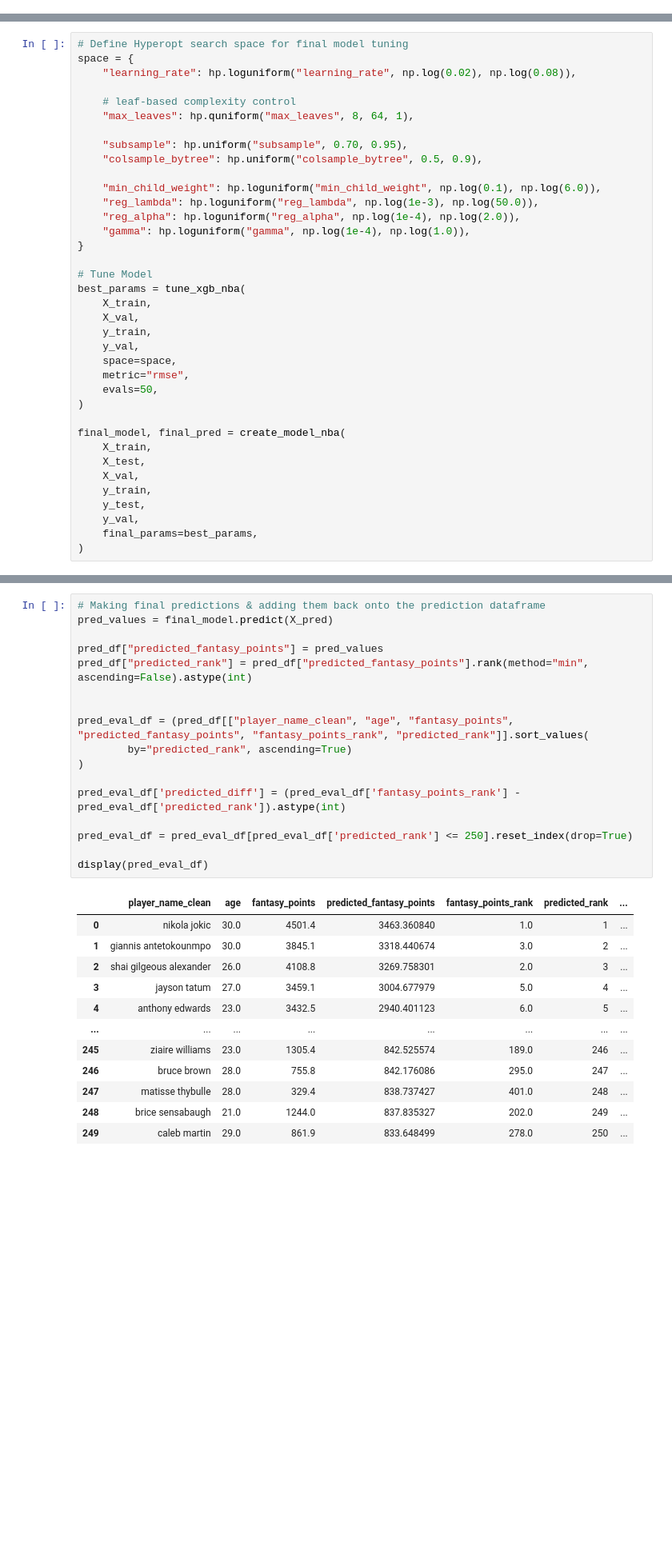
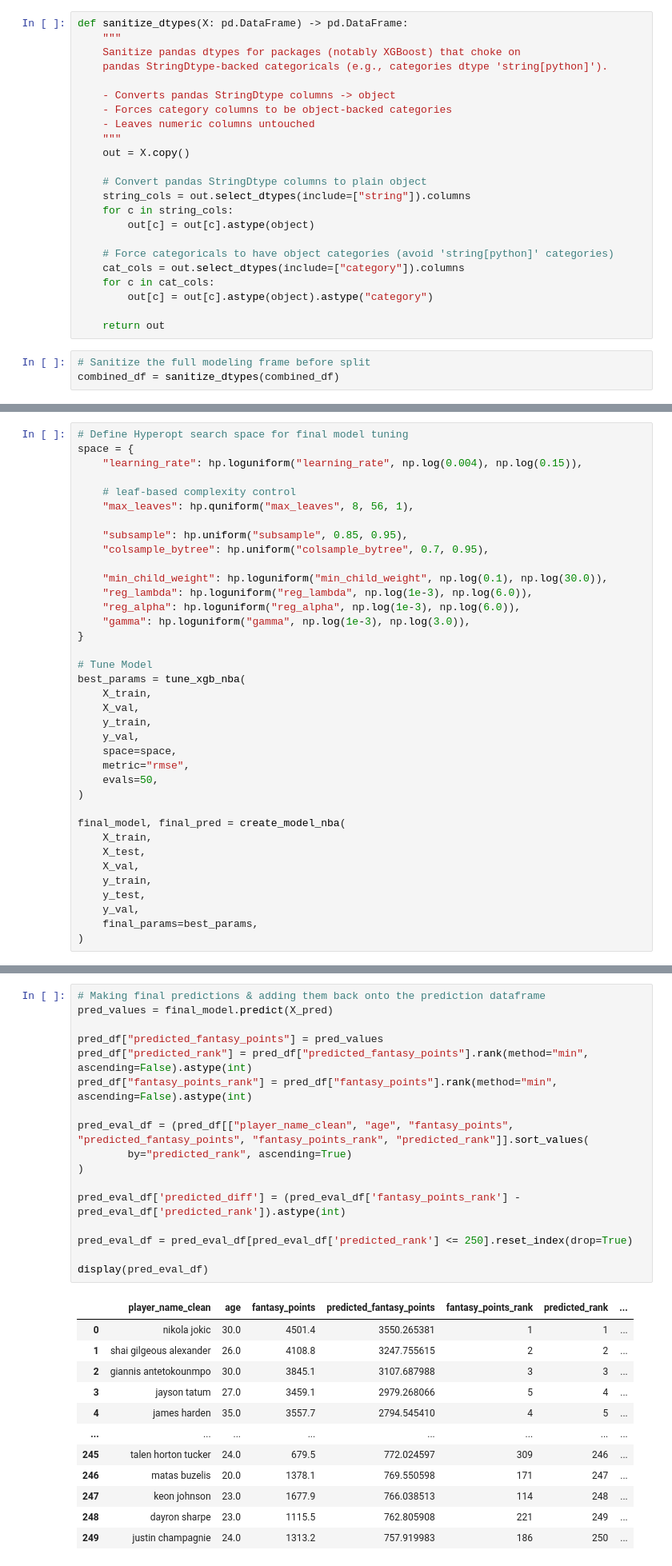
Before and after one commit to boon-man/nba_modeling, a Jupyter notebook: run_model.ipynb, the cells around one changed output, grey strips where cells are left out. Shown at 80% size. Drawn from its saved outputs; the diff is of its cells as text; blank space fills up the shorter version.

```diff
--- a/run_model.ipynb
+++ b/run_model.ipynb
@@ -226,5 +291,31 @@ display(combined_df)
 # Modeling
 # %% [markdown]
 ## Defining training & testing datasets
+# %%
+def sanitize_dtypes(X: pd.DataFrame) -> pd.DataFrame:
+    """
+    Sanitize pandas dtypes for packages (notably XGBoost) that choke on
+    pandas StringDtype-backed categoricals (e.g., categories dtype 'string[python]').
+
+    - Converts pandas StringDtype columns -> object
+    - Forces category columns to be object-backed categories
+    - Leaves numeric columns untouched
+    """
+    out = X.copy()
+
+    # Convert pandas StringDtype columns to plain object
+    string_cols = out.select_dtypes(include=["string"]).columns
+    for c in string_cols:
+        out[c] = out[c].astype(object)
+
+    # Force categoricals to have object categories (avoid 'string[python]' categories)
+    cat_cols = out.select_dtypes(include=["category"]).columns
+    for c in cat_cols:
+        out[c] = out[c].astype(object).astype("category")
+
+    return out
+# %%
+# Sanitize the full modeling frame before split
+combined_df = sanitize_dtypes(combined_df)
 # %%
 # Splitting the data into training, testing, and validation sets
@@ -272,18 +363,18 @@ pred_df, X_pred = build_prediction_frame(
 # %%
 # Define Hyperopt search space for final model tuning
 space = {
-    "learning_rate": hp.loguniform("learning_rate", np.log(0.02), np.log(0.08)),
+    "learning_rate": hp.loguniform("learning_rate", np.log(0.004), np.log(0.15)),
 
     # leaf-based complexity control
-    "max_leaves": hp.quniform("max_leaves", 8, 64, 1),
+    "max_leaves": hp.quniform("max_leaves", 8, 56, 1),
 
-    "subsample": hp.uniform("subsample", 0.70, 0.95),
-    "colsample_bytree": hp.uniform("colsample_bytree", 0.5, 0.9),
+    "subsample": hp.uniform("subsample", 0.85, 0.95),
+    "colsample_bytree": hp.uniform("colsample_bytree", 0.7, 0.95),
 
-    "min_child_weight": hp.loguniform("min_child_weight", np.log(0.1), np.log(6.0)),
-    "reg_lambda": hp.loguniform("reg_lambda", np.log(1e-3), np.log(50.0)),
-    "reg_alpha": hp.loguniform("reg_alpha", np.log(1e-4), np.log(2.0)),
-    "gamma": hp.loguniform("gamma", np.log(1e-4), np.log(1.0)),
+    "min_child_weight": hp.loguniform("min_child_weight", np.log(0.1), np.log(30.0)),
+    "reg_lambda": hp.loguniform("reg_lambda", np.log(1e-3), np.log(6.0)),
+    "reg_alpha": hp.loguniform("reg_alpha", np.log(1e-3), np.log(6.0)),
+    "gamma": hp.loguniform("gamma", np.log(1e-3), np.log(3.0)),
 }
 
 # Tune Model
@@ -375,33 +460,33 @@ p.show()
 # %%
 # Making final predictions & adding them back onto the prediction dataframe
 pred_values = final_model.predict(X_pred)
 
 pred_df["predicted_fantasy_points"] = pred_values
 pred_df["predicted_rank"] = pred_df["predicted_fantasy_points"].rank(method="min", ascending=False).astype(int)
-
+pred_df["fantasy_points_rank"] = pred_df["fantasy_points"].rank(method="min", ascending=False).astype(int)
 
 pred_eval_df = (pred_df[["player_name_clean", "age", "fantasy_points", "predicted_fantasy_points", "fantasy_points_rank", "predicted_rank"]].sort_values(
         by="predicted_rank", ascending=True)
 )
 
 pred_eval_df['predicted_diff'] = (pred_eval_df['fantasy_points_rank'] - pred_eval_df['predicted_rank']).astype(int)
 
 pred_eval_df = pred_eval_df[pred_eval_df['predicted_rank'] <= 250].reset_index(drop=True)
 
 display(pred_eval_df)
 # %% [output]
 |  | player_name_clean | age | fantasy_points | predicted_fantasy_points | fantasy_points_rank | predicted_rank | ... |
-| 0 | nikola jokic | 30.0 | 4501.4 | 3463.360840 | 1.0 | 1 | ... |
-| 1 | giannis antetokounmpo | 30.0 | 3845.1 | 3318.440674 | 3.0 | 2 | ... |
-| 2 | shai gilgeous alexander | 26.0 | 4108.8 | 3269.758301 | 2.0 | 3 | ... |
-| 3 | jayson tatum | 27.0 | 3459.1 | 3004.677979 | 5.0 | 4 | ... |
-| 4 | anthony edwards | 23.0 | 3432.5 | 2940.401123 | 6.0 | 5 | ... |
+| 0 | nikola jokic | 30.0 | 4501.4 | 3550.265381 | 1 | 1 | ... |
+| 1 | shai gilgeous alexander | 26.0 | 4108.8 | 3247.755615 | 2 | 2 | ... |
+| 2 | giannis antetokounmpo | 30.0 | 3845.1 | 3107.687988 | 3 | 3 | ... |
+| 3 | jayson tatum | 27.0 | 3459.1 | 2979.268066 | 5 | 4 | ... |
+| 4 | james harden | 35.0 | 3557.7 | 2794.545410 | 4 | 5 | ... |
 | ... | ... | ... | ... | ... | ... | ... | ... |
-| 245 | ziaire williams | 23.0 | 1305.4 | 842.525574 | 189.0 | 246 | ... |
-| 246 | bruce brown | 28.0 | 755.8 | 842.176086 | 295.0 | 247 | ... |
-| 247 | matisse thybulle | 28.0 | 329.4 | 838.737427 | 401.0 | 248 | ... |
-| 248 | brice sensabaugh | 21.0 | 1244.0 | 837.835327 | 202.0 | 249 | ... |
-| 249 | caleb martin | 29.0 | 861.9 | 833.648499 | 278.0 | 250 | ... |
+| 245 | talen horton tucker | 24.0 | 679.5 | 772.024597 | 309 | 246 | ... |
+| 246 | matas buzelis | 20.0 | 1378.1 | 769.550598 | 171 | 247 | ... |
+| 247 | keon johnson | 23.0 | 1677.9 | 766.038513 | 114 | 248 | ... |
+| 248 | dayron sharpe | 23.0 | 1115.5 | 762.805908 | 221 | 249 | ... |
+| 249 | justin champagnie | 24.0 | 1313.2 | 757.919983 | 186 | 250 | ... |
 250 rows × 7 columns
 # %%
 # Write out final prediction evaluations to CSV
```
Also changed, not shown: parts of 22 cells of this notebook, 4 other files.
